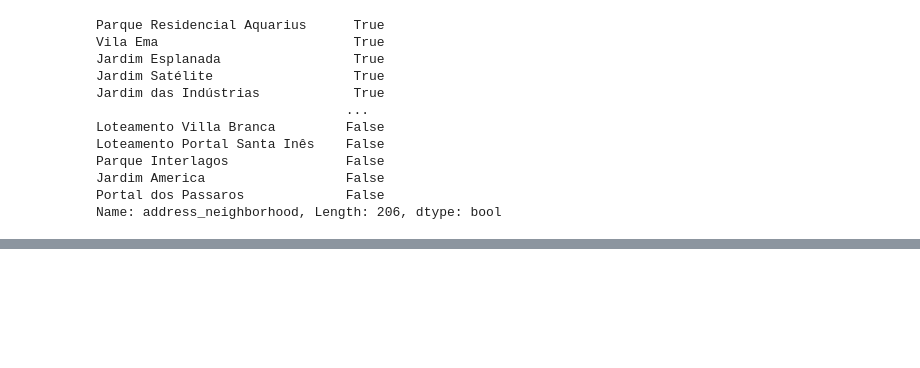
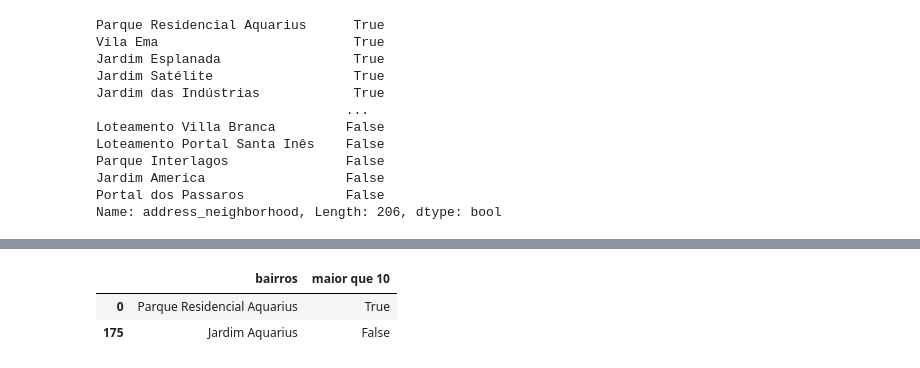
Before and after one commit to fabiollg/PI-4_Predicao_Valores_Imoveis_SJC, a Jupyter notebook: PI_4_Predicao_Valores_Imoveis_SJC.ipynb, the cells around one changed output, grey strips where cells are left out. Cells and saved outputs as stored; diff of their text form; code cells hidden in the pictures; blank space fills up the shorter version.

```diff
--- a/PI_4_Predicao_Valores_Imoveis_SJC.ipynb
+++ b/PI_4_Predicao_Valores_Imoveis_SJC.ipynb
@@ -239,0 +262,7 @@ dados_bairros_filt
+# %%
+dados_bairros_filt3 = dados_bairros_filt[dados_bairros_filt['bairros'].str.contains('Aquarius')]
+dados_bairros_filt3
+# %% [output]
+|  | bairros | maior que 10 |
+| 0 | Parque Residencial Aquarius | True |
+| 175 | Jardim Aquarius | False |
```
Also changed, not shown: parts of 5 cells of this notebook.
